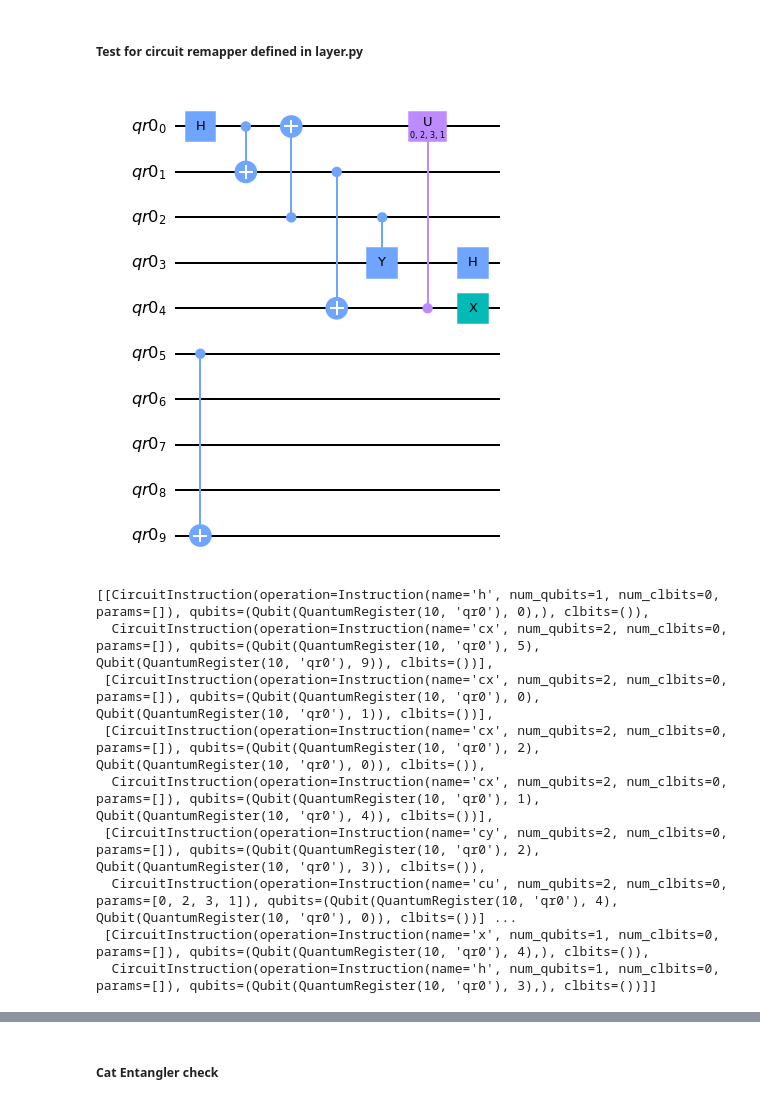
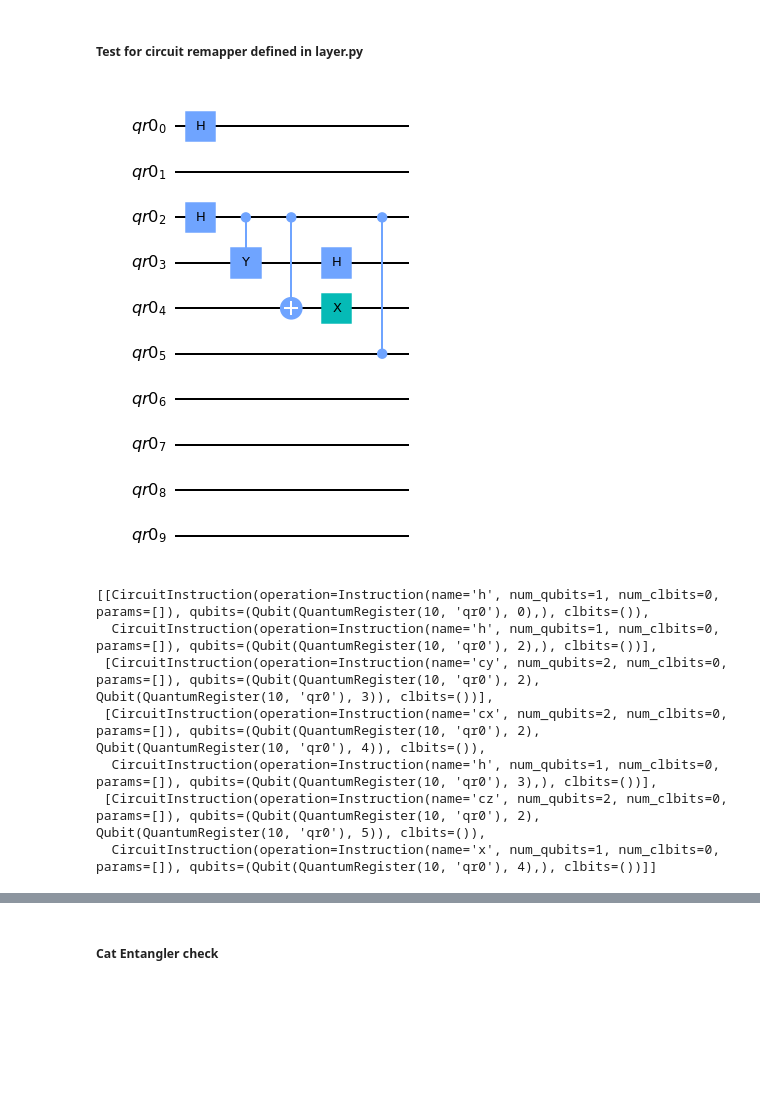
Before and after one commit to Interlin-q/diskit, a Jupyter notebook: distributed_qiskit/LayerByLayer.ipynb, the cells around one changed output, grey strips where cells are left out. Cells and saved outputs as stored; diff of their text form; code cells hidden in the pictures; blank space fills up the shorter version.

Commit message:
Optimization included for same control, circuit remapper structure changed

```diff
--- a/distributed_qiskit/LayerByLayer.ipynb
+++ b/distributed_qiskit/LayerByLayer.ipynb
@@ -94,30 +93,30 @@ Qubit: Qubit(QuantumRegister(10, 'qr0'), 9) --------- Host: QPU_3
 ##### Test for circuit remapper defined in layer.py
 # %%
 qc = QuantumCircuit(qr0)
-qc.h(0)
-qc.cx(0,1)
-qc.cx(2,0)
+qc.h(0),qc.h(2)
+# qc.cx(0,1)
+# qc.cx(2,0)
 qc.cy(2,3)
-qc.cx(1,4)
-qc.cu(0,2,3,1,4,0)
-qc.cx(5,9)
+qc.cx(2,4)
+qc.cz(2,5)
+# qc.cx(1,4)
+# qc.cu(0,2,3,1,4,0)
+# qc.cx(5,9)
 qc.x(4)
 qc.h(3)
 qc.draw(output='mpl')
 # %% [output]
-[figure, old version]
+[figure, new version]
 # %%
-circ_object = CircuitRemapper(qc, circuit_topo)
-layers_here = circ_object._circuit_to_layers()
+circ_object = CircuitRemapper(circuit_topo)
+layers_here = circ_object._circuit_to_layers(qc)
 layers_here
 # %% [output]
 [[CircuitInstruction(operation=Instruction(name='h', num_qubits=1, num_clbits=0, params=[]), qubits=(Qubit(QuantumRegister(10, 'qr0'), 0),), clbits=()),
-  CircuitInstruction(operation=Instruction(name='cx', num_qubits=2, num_clbits=0, params=[]), qubits=(Qubit(QuantumRegister(10, 'qr0'), 5), Qubit(QuantumRegister(10, 'qr0'), 9)), clbits=())],
- [CircuitInstruction(operation=Instruction(name='cx', num_qubits=2, num_clbits=0, params=[]), qubits=(Qubit(QuantumRegister(10, 'qr0'), 0), Qubit(QuantumRegister(10, 'qr0'), 1)), clbits=())],
- [CircuitInstruction(operation=Instruction(name='cx', num_qubits=2, num_clbits=0, params=[]), qubits=(Qubit(QuantumRegister(10, 'qr0'), 2), Qubit(QuantumRegister(10, 'qr0'), 0)), clbits=()),
-  CircuitInstruction(operation=Instruction(name='cx', num_qubits=2, num_clbits=0, params=[]), qubits=(Qubit(QuantumRegister(10, 'qr0'), 1), Qubit(QuantumRegister(10, 'qr0'), 4)), clbits=())],
- [CircuitInstruction(operation=Instruction(name='cy', num_qubits=2, num_clbits=0, params=[]), qubits=(Qubit(QuantumRegister(10, 'qr0'), 2), Qubit(QuantumRegister(10, 'qr0'), 3)), clbits=()),
-  CircuitInstruction(operation=Instruction(name='cu', num_qubits=2, num_clbits=0, params=[0, 2, 3, 1]), qubits=(Qubit(QuantumRegister(10, 'qr0'), 4), Qubit(QuantumRegister(10, 'qr0'), 0)), clbits=())] ...
- [CircuitInstruction(operation=Instruction(name='x', num_qubits=1, num_clbits=0, params=[]), qubits=(Qubit(QuantumRegister(10, 'qr0'), 4),), clbits=()),
-  CircuitInstruction(operation=Instruction(name='h', num_qubits=1, num_clbits=0, params=[]), qubits=(Qubit(QuantumRegister(10, 'qr0'), 3),), clbits=())]]
+  CircuitInstruction(operation=Instruction(name='h', num_qubits=1, num_clbits=0, params=[]), qubits=(Qubit(QuantumRegister(10, 'qr0'), 2),), clbits=())],
+ [CircuitInstruction(operation=Instruction(name='cy', num_qubits=2, num_clbits=0, params=[]), qubits=(Qubit(QuantumRegister(10, 'qr0'), 2), Qubit(QuantumRegister(10, 'qr0'), 3)), clbits=())],
+ [CircuitInstruction(operation=Instruction(name='cx', num_qubits=2, num_clbits=0, params=[]), qubits=(Qubit(QuantumRegister(10, 'qr0'), 2), Qubit(QuantumRegister(10, 'qr0'), 4)), clbits=()),
+  CircuitInstruction(operation=Instruction(name='h', num_qubits=1, num_clbits=0, params=[]), qubits=(Qubit(QuantumRegister(10, 'qr0'), 3),), clbits=())],
+ [CircuitInstruction(operation=Instruction(name='cz', num_qubits=2, num_clbits=0, params=[]), qubits=(Qubit(QuantumRegister(10, 'qr0'), 2), Qubit(QuantumRegister(10, 'qr0'), 5)), clbits=()),
+  CircuitInstruction(operation=Instruction(name='x', num_qubits=1, num_clbits=0, params=[]), qubits=(Qubit(QuantumRegister(10, 'qr0'), 4),), clbits=())]]
 # %%
```
Also changed, not shown: parts of 8 cells of this notebook, 1 other file.
